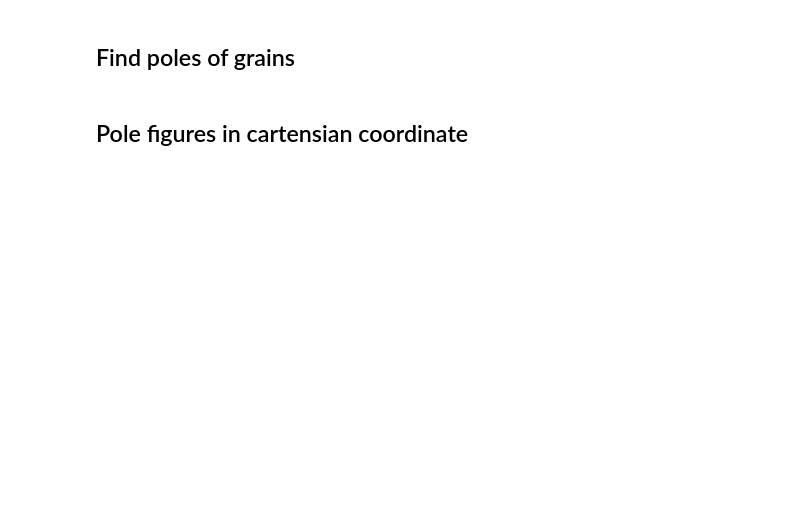
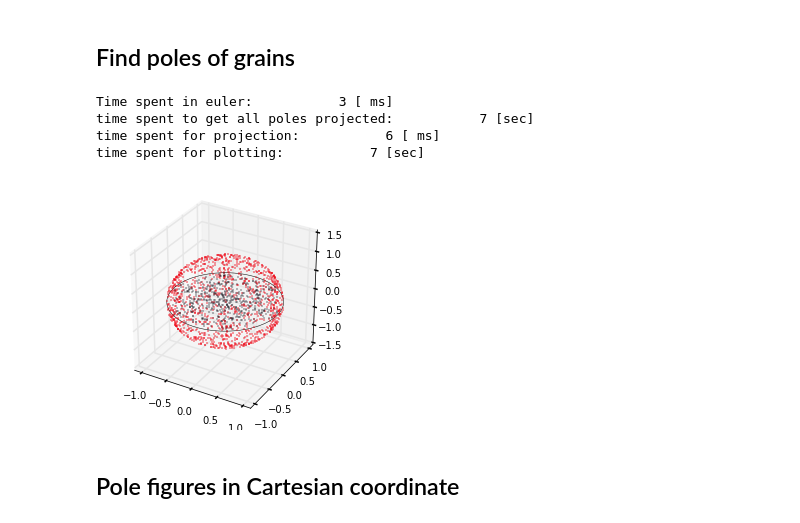
Before and after one commit to usnistgov/texture, a Jupyter notebook: ipynb/UPF_Algorithm.ipynb, the cells around one changed output. Cells and saved outputs as stored; diff of their text form; code cells hidden in the pictures; blank space fills up the shorter version.

```diff
--- a/ipynb/UPF_Algorithm.ipynb
+++ b/ipynb/UPF_Algorithm.ipynb
@@ -105,7 +131,7 @@ for i in xrange(len(grains)):
     t_euler=t_euler+t_
     for j in xrange(len(poles_ca)):
         p = poles_ca[j]
-        p = p/(np.sqrt(p**2)).sum()
+        p = p/(np.sqrt((p**2).sum()))
         poles_sa[i,j,:]=np.dot(amat.T,p)
         poles_wgt[i,j]=wgt
 
@@ -124,35 +150,41 @@ t=time.time()
 t_proj = 0.
 t_plot = 0.
 for i in xrange(len(poles_sa)):
     t_=time.time()
     #X,Y = proj_cy.projection(poles_sa[i])
     X,Y = proj_f(poles_sa[i])
     t_ = time.time()-t_
     t_proj=t_proj + t_
     x,y,z=poles_sa[i]
     t_=time.time()
     ax.scatter(x,y,z,color='r',s=0.2)
     if (X**2+Y**2)<=1:
         ax.scatter(X,Y,0,s=0.10,color='k')
     t_ = time.time()-t_
     t_plot = t_plot + t_
 
 print
 uet(time.time()-t0,head='time spent to get all poles projected')
 print
 uet(t_proj,head='time spent for projection')
 print
 uet(t_plot,head='time spent for plotting')
 
 ths=np.linspace(-np.pi,pi,360)
 xs=np.cos(ths);ys=np.sin(ths)
 plot(xs,ys,'-',color='k',lw=0.5)
 
 ax.set_xlim(-1.1,1.1); ax.set_ylim(-1.1,1.1)
 ax.set_aspect('equal')
 ## poles_sa and xy
+# %% [output]
+Time spent in euler:           3 [ ms]
+time spent to get all poles projected:           7 [sec]
+time spent for projection:           6 [ ms]
+time spent for plotting:           7 [sec]
+[figure, added]
 # %% [markdown]
-## Pole figures in cartensian coordinate
+## Pole figures in Cartesian coordinate
 # %%
 fig=plt.figure()
 ax=fig.add_subplot(111)
```
Also changed, not shown: parts of 12 cells of this notebook, 3 other files.
